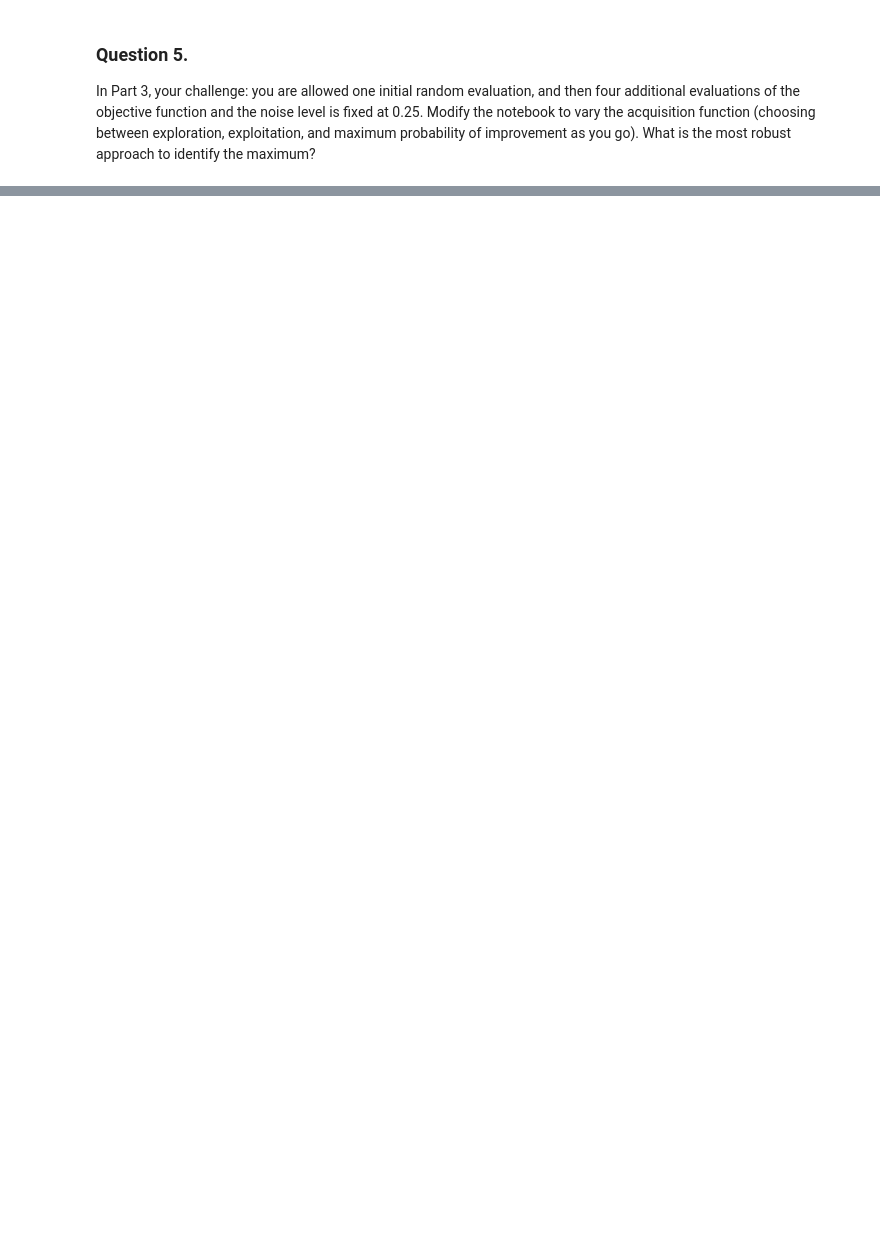
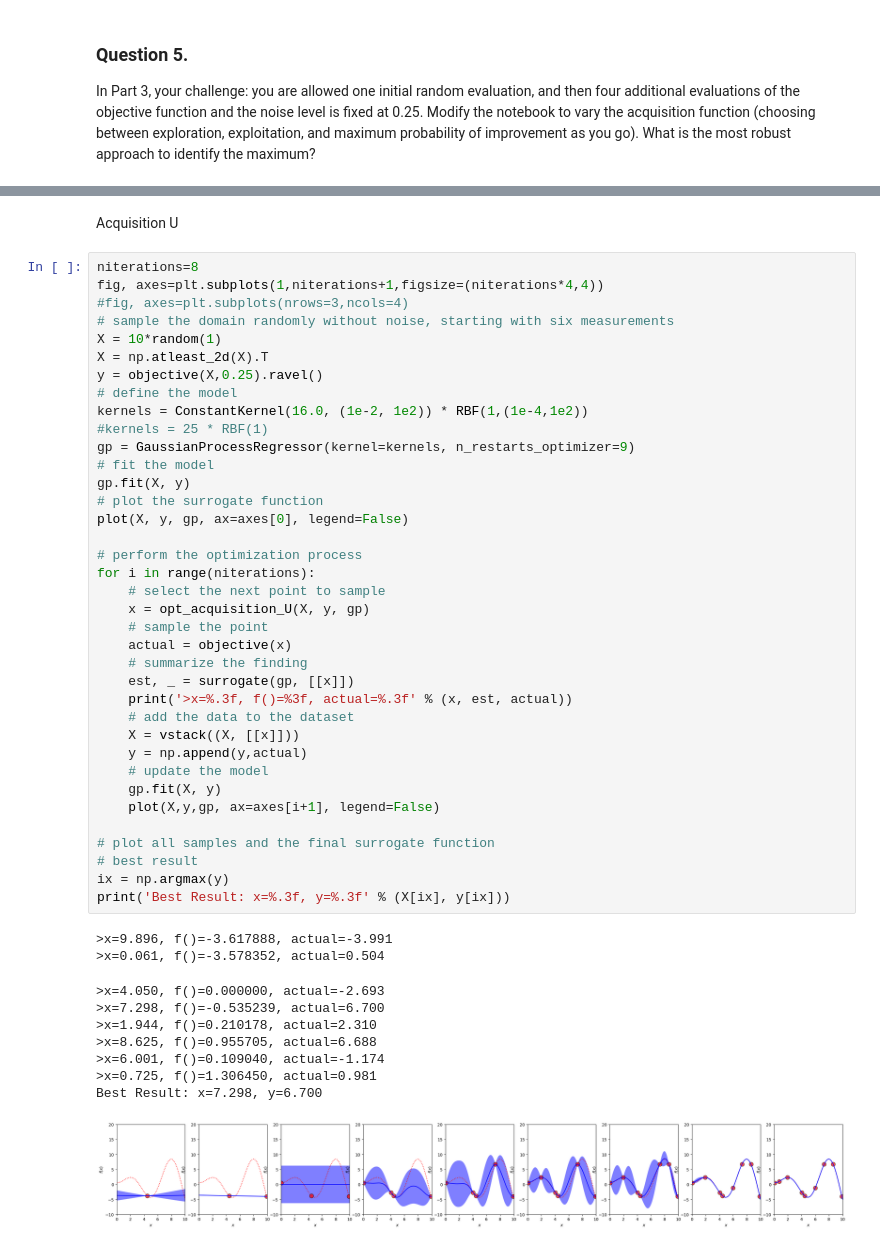
Before and after one commit to dalexa10/Python_Data_Science, a Jupyter notebook: Bayesian_Optimization/bayes.ipynb, the cells around one changed output, grey strips where cells are left out. Cells and saved outputs as stored; diff of their text form; blank space fills up the shorter version.

```diff
--- a/Bayesian_Optimization/bayes.ipynb
+++ b/Bayesian_Optimization/bayes.ipynb
@@ -369,0 +475,50 @@ Modify the notebook to vary the acquisition function (choosing between explorati
+# %% [markdown]
+Acquisition U
+# %%
+niterations=8
+fig, axes=plt.subplots(1,niterations+1,figsize=(niterations*4,4))
+#fig, axes=plt.subplots(nrows=3,ncols=4)
+# sample the domain randomly without noise, starting with six measurements
+X = 10*random(1)
+X = np.atleast_2d(X).T
+y = objective(X,0.25).ravel()
+# define the model
+kernels = ConstantKernel(16.0, (1e-2, 1e2)) * RBF(1,(1e-4,1e2))
+#kernels = 25 * RBF(1)
+gp = GaussianProcessRegressor(kernel=kernels, n_restarts_optimizer=9)
+# fit the model
+gp.fit(X, y)
+# plot the surrogate function
+plot(X, y, gp, ax=axes[0], legend=False)
+
+# perform the optimization process
+for i in range(niterations):
+    # select the next point to sample
+    x = opt_acquisition_U(X, y, gp)
+    # sample the point
+    actual = objective(x)
+    # summarize the finding
+    est, _ = surrogate(gp, [[x]])
+    print('>x=%.3f, f()=%3f, actual=%.3f' % (x, est, actual))
+    # add the data to the dataset
+    X = vstack((X, [[x]]))
+    y = np.append(y,actual)
+    # update the model
+    gp.fit(X, y)
+    plot(X,y,gp, ax=axes[i+1], legend=False)
+
+# plot all samples and the final surrogate function
+# best result
+ix = np.argmax(y)
+print('Best Result: x=%.3f, y=%.3f' % (X[ix], y[ix]))
+# %% [output]
+>x=9.896, f()=-3.617888, actual=-3.991
+>x=0.061, f()=-3.578352, actual=0.504
+>x=4.050, f()=0.000000, actual=-2.693
+>x=7.298, f()=-0.535239, actual=6.700
+>x=1.944, f()=0.210178, actual=2.310
+>x=8.625, f()=0.955705, actual=6.688
+>x=6.001, f()=0.109040, actual=-1.174
+>x=0.725, f()=1.306450, actual=0.981
+Best Result: x=7.298, y=6.700
+[figure, added]
```
Also changed, not shown: parts of 18 cells of this notebook.
